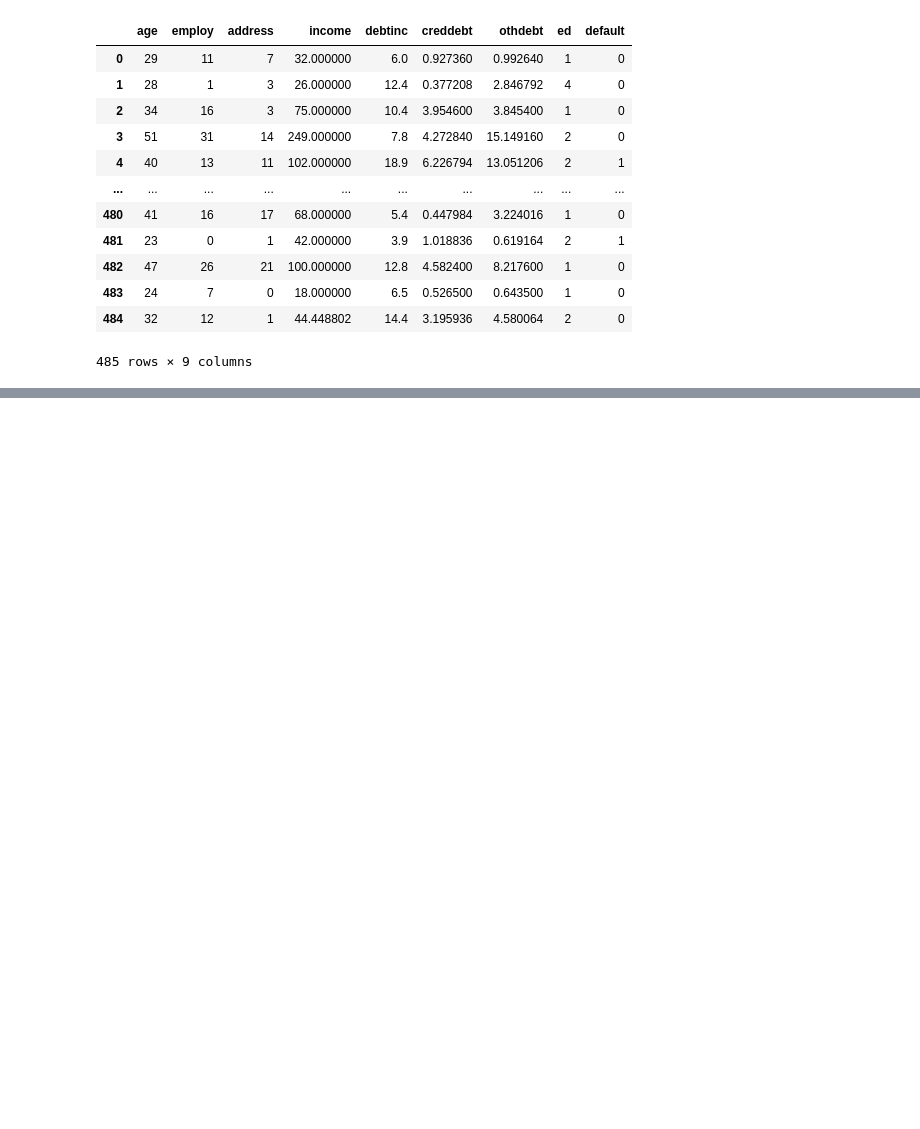
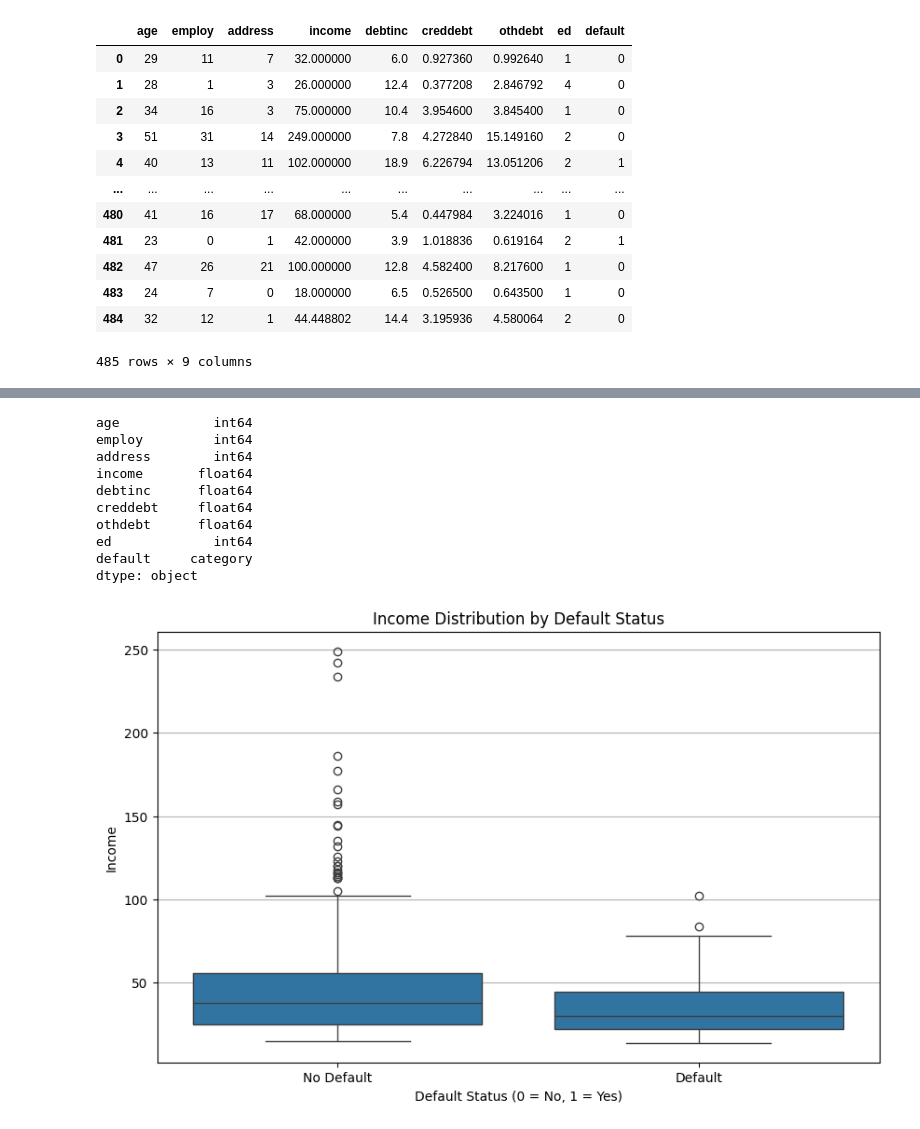
Before and after one commit to christianndjanda/DST_Assessment_0_Group_4, a Jupyter notebook: ImranV/python_analysis.ipynb, the cells around one changed output, grey strips where cells are left out. Drawn from its saved outputs; the diff is of its cells as text; code cells hidden in the pictures; blank space fills up the shorter version.

Commit message:
initial graph testing

```diff
--- a/ImranV/python_analysis.ipynb
+++ b/ImranV/python_analysis.ipynb
@@ -3,8 +3,8 @@ import pandas as pd
 import numpy as np
 import matplotlib.pyplot as plt
 import seaborn as sns
-df = pd.read_csv("LoanData_Preprocessed_v1.2.csv")
-df
+data = pd.read_csv("LoanData_Preprocessed_v1.2.csv")
+data
 # %% [output]
 |  | age | employ | address | income | debtinc | creddebt | othdebt | ed | default |
 | 0 | 29 | 11 | 7 | 32.000000 | 6.0 | 0.927360 | 0.992640 | 1 | 0 |
@@ -21,0 +37,25 @@ df
+# %%
+
+print(data.dtypes)
+data['default'] = data['default'].astype('category')
+
+plt.figure(figsize=(10, 6))
+sns.boxplot(x='default', y='income', data=data)
+plt.title('Income Distribution by Default Status')
+plt.xlabel('Default Status (0 = No, 1 = Yes)')
+plt.ylabel('Income')
+plt.xticks([0, 1], ['No Default', 'Default'])
+plt.grid(axis='y')
+plt.show()
+# %% [output]
+age            int64
+employ         int64
+address        int64
+income       float64
+debtinc      float64
+creddebt     float64
+othdebt      float64
+ed             int64
+default     category
+dtype: object
+[figure, added]
```
Also changed, not shown: parts of 4 cells of this notebook.
